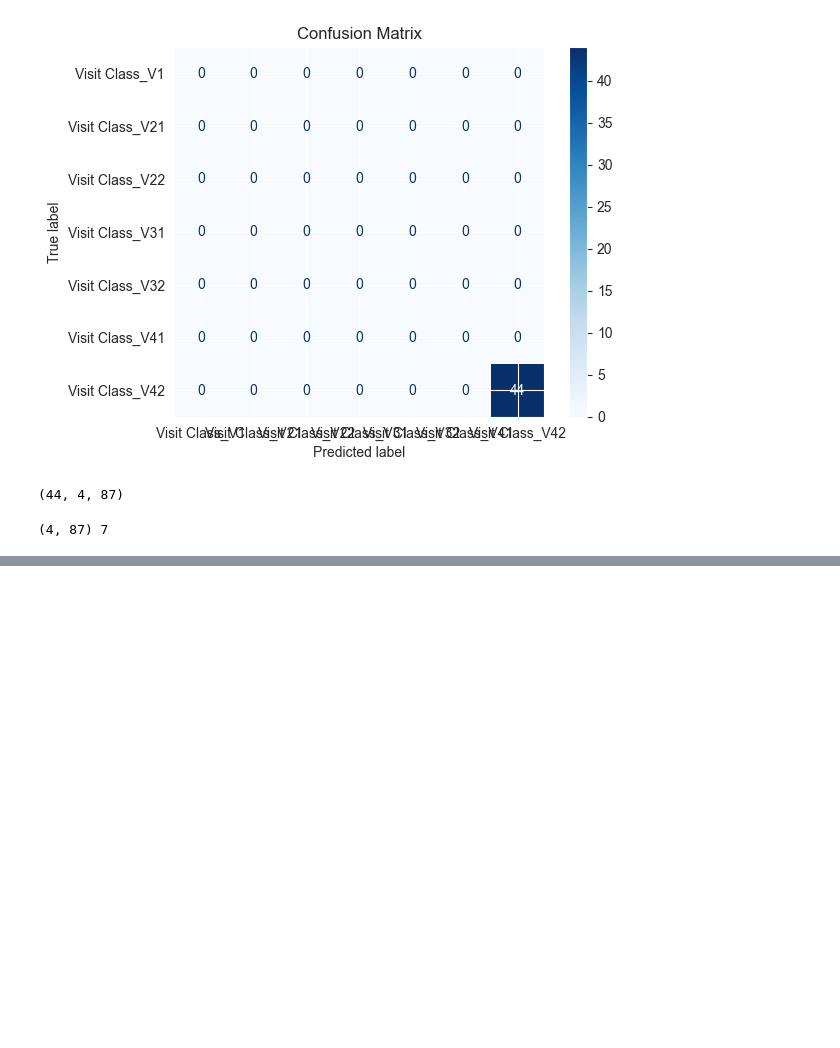
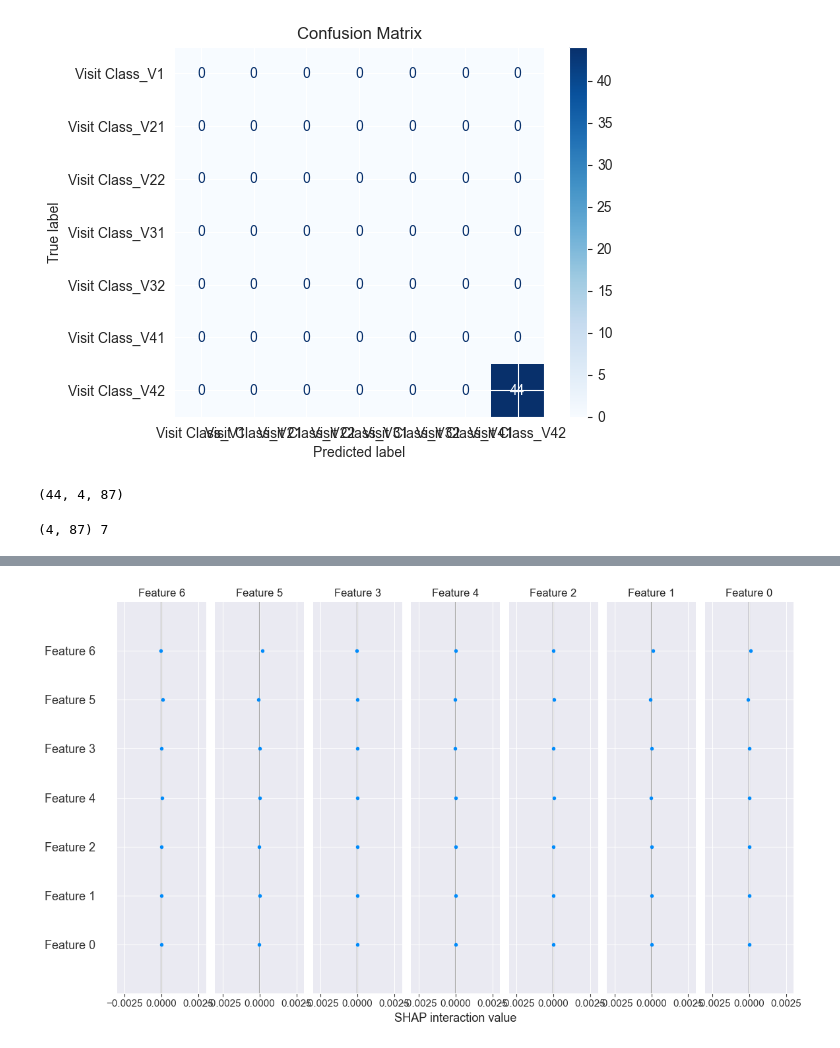
Before and after one commit to iammahbubalam/PPMI_Research_on_Parkinsons, a Jupyter notebook: src/mahbub/finalAnalysisOfModelAndXAI.ipynb, the cells around one changed output, grey strips where cells are left out. Drawn from its saved outputs; the diff is of its cells as text; code cells hidden in the pictures; blank space fills up the shorter version.

```diff
--- a/src/mahbub/finalAnalysisOfModelAndXAI.ipynb
+++ b/src/mahbub/finalAnalysisOfModelAndXAI.ipynb
@@ -311,0 +314,19 @@ SimpleRNN - Test Loss: 0.013161984272301197, Test Accuracy: 1.0
+# %%
+import shap
+from lime.lime_tabular import LimeTabularExplainer
+max_sequence_length = max([len(seq) for seq in sequences])
+# Flatten the input data for SHAP
+X_train_2d = X_train.reshape(X_train.shape[0], -1)
+X_test_2d = X_test.reshape(X_test.shape[0], -1)
+
+# Function to predict using the LSTM model with reshaped input
+def rnn_predict(data):
+    data_3d = data.reshape((data.shape[0], max_sequence_length, X_train.shape[2]))
+    return rnn_model.predict(data_3d)
+
+# Select the last trained LSTM model for SHAP explanations
+explainer = shap.KernelExplainer(rnn_predict, X_train_2d[:100])
+shap_values = explainer.shap_values(X_test_2d[:1])
+
+shap.summary_plot(shap_values, X_test_2d[:1])
+# %% [output]
@@ -312,3 +336,4 @@ SimpleRNN - Test Loss: 0.013161984272301197, Test Accuracy: 1.0
+[figure, added]
 # %%
 
 
```
Also changed, not shown: parts of 11 cells of this notebook, 1 other file.
